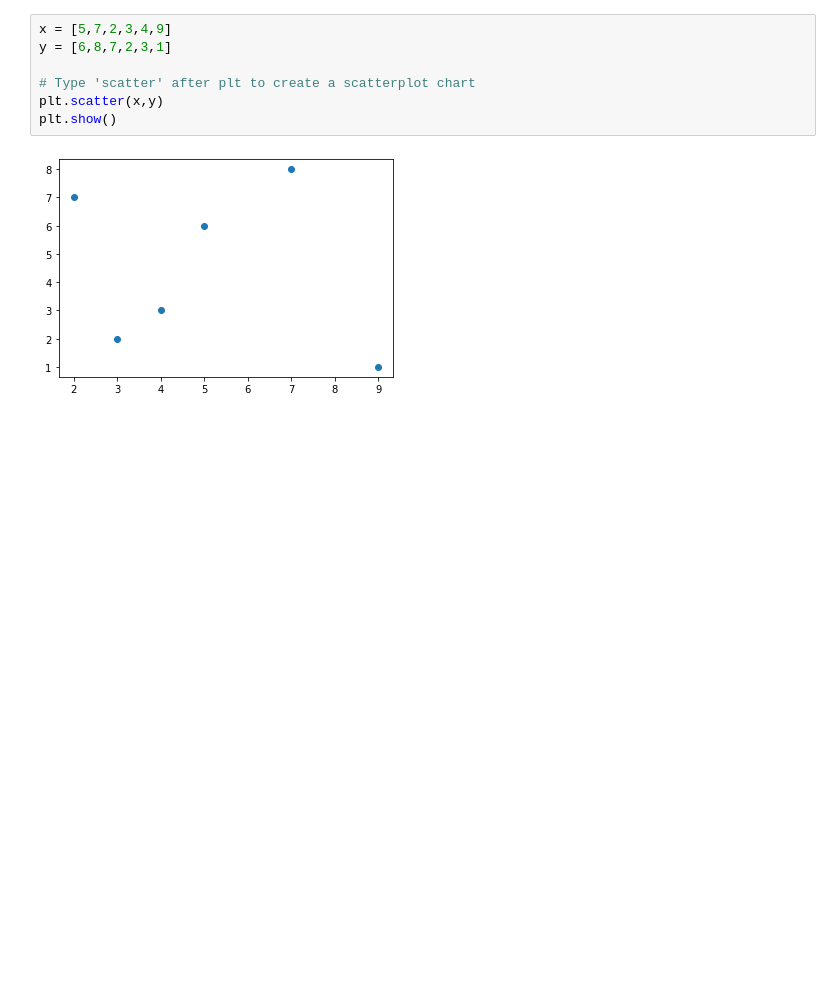
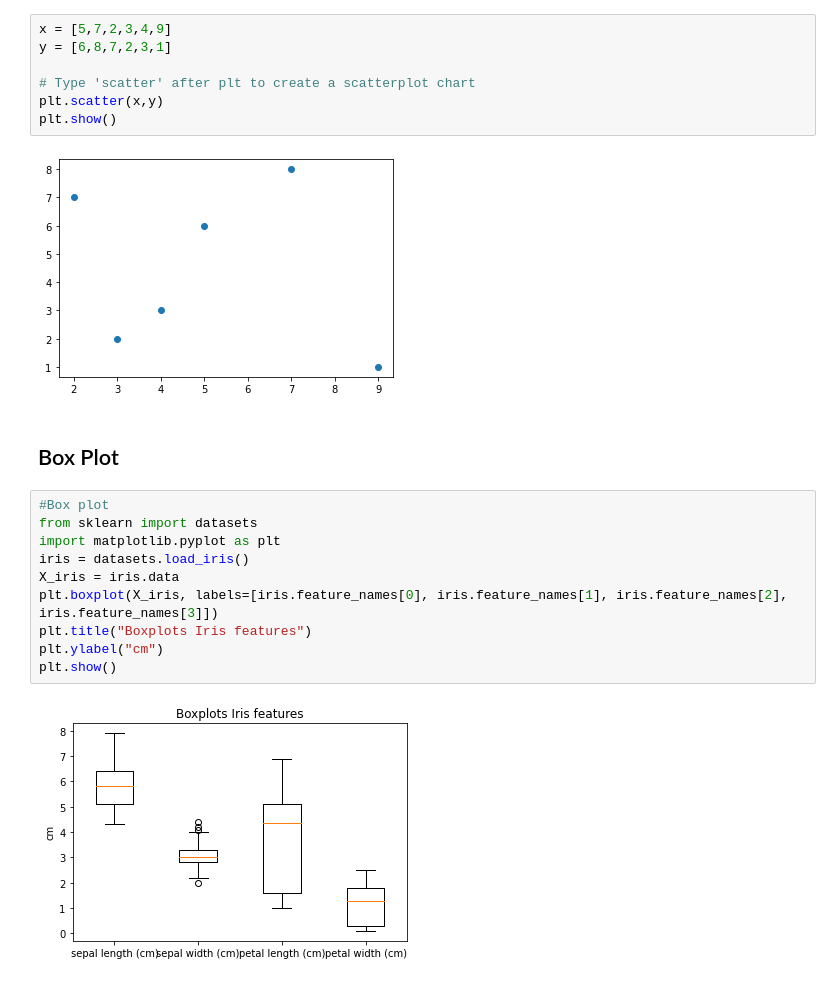
Before and after one commit to jaystockwell/dsla, a Jupyter notebook: content/docs/KnowledgeObjects/Fall2021/DSBK Matplotlib Content.ipynb, the cells around one changed output. Saved outputs shown, nothing was run; the diff lists cells and outputs as text; blank space fills up the shorter version.

```diff
--- a/content/docs/KnowledgeObjects/Fall2021/DSBK Matplotlib Content.ipynb
+++ b/content/docs/KnowledgeObjects/Fall2021/DSBK Matplotlib Content.ipynb
@@ -100,3 +100,17 @@ plt.scatter(x,y)
 plt.show()
 # %% [output]
 [figure]
+# %% [markdown]
+## Box Plot
+# %%
+#Box plot
+from sklearn import datasets
+import matplotlib.pyplot as plt
+iris = datasets.load_iris()
+X_iris = iris.data
+plt.boxplot(X_iris, labels=[iris.feature_names[0], iris.feature_names[1], iris.feature_names[2], iris.feature_names[3]])
+plt.title("Boxplots Iris features")
+plt.ylabel("cm")
+plt.show()
+# %% [output]
+[figure, added]
```
Also changed, not shown: parts of 13 cells of this notebook.
